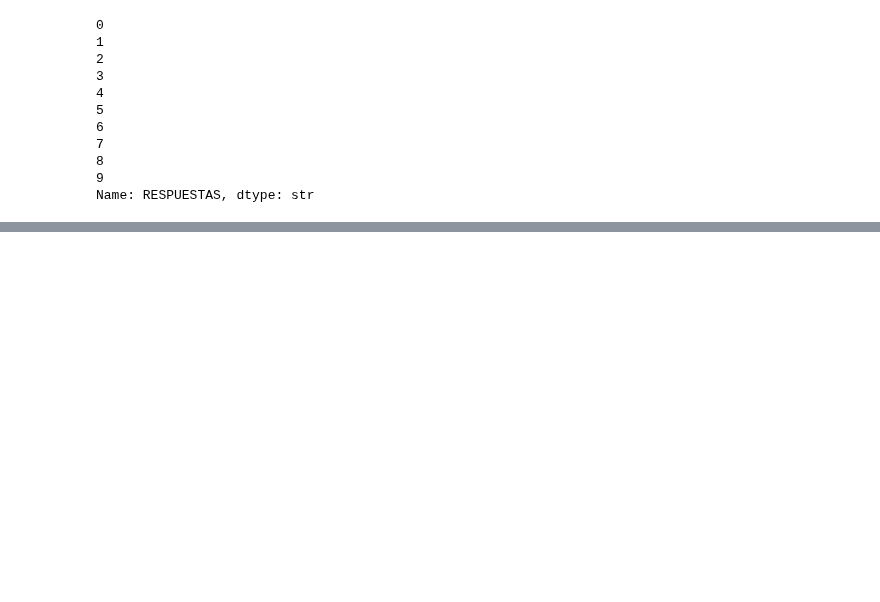
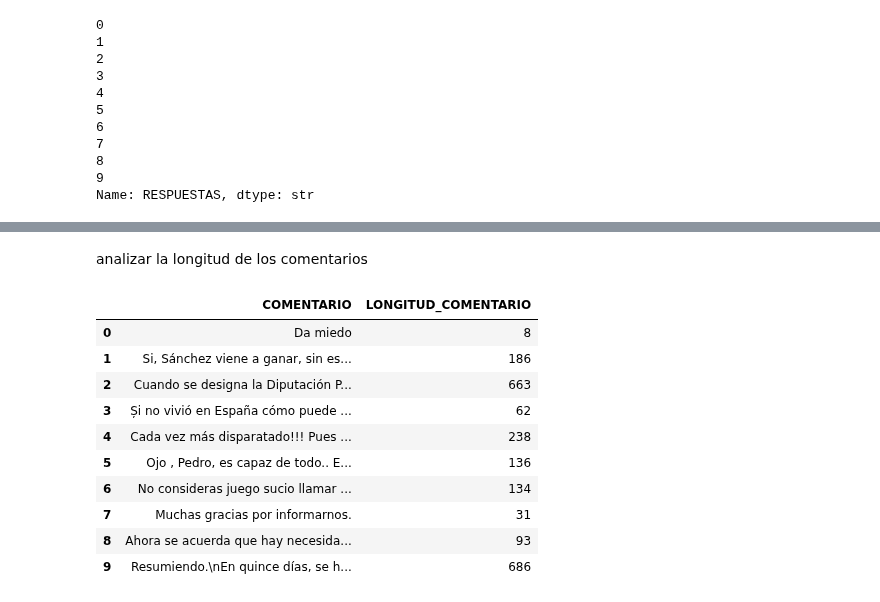
Before and after one commit to jejoama/Practicas_Curriculares, a Jupyter notebook: GENERAL.ipynb, the cells around one changed output, grey strips where cells are left out. Cells and saved outputs as stored; diff of their text form; code cells hidden in the pictures; blank space fills up the shorter version.

```diff
--- a/GENERAL.ipynb
+++ b/GENERAL.ipynb
@@ -300,0 +353,20 @@ Name: count, dtype: int64
+# %% [markdown]
+analizar la longitud de los comentarios
+# %%
+# Calcular la longitud de cada comentario
+df_c["LONGITUD_COMENTARIO"] = df_c["COMENTARIO"].str.len()
+
+# Mostrar la longitud de los primeros 10 comentarios
+df_c[["COMENTARIO", "LONGITUD_COMENTARIO"]].head(10)
+# %% [output]
+|  | COMENTARIO | LONGITUD_COMENTARIO |
+| 0 | Da miedo | 8 |
+| 1 | Si, Sánchez viene a ganar, sin es... | 186 |
+| 2 | Cuando se designa la Diputación P... | 663 |
+| 3 | Și no vivió en España cómo puede ... | 62 |
+| 4 | Cada vez más disparatado!!! Pues ... | 238 |
+| 5 | Ojo , Pedro, es capaz de todo.. E... | 136 |
+| 6 | No consideras juego sucio llamar ... | 134 |
+| 7 | Muchas gracias por informarnos. | 31 |
+| 8 | Ahora se acuerda que hay necesida... | 93 |
+| 9 | Resumiendo.\nEn quince días, se h... | 686 |
```
Also changed, not shown: parts of 15 cells of this notebook.
